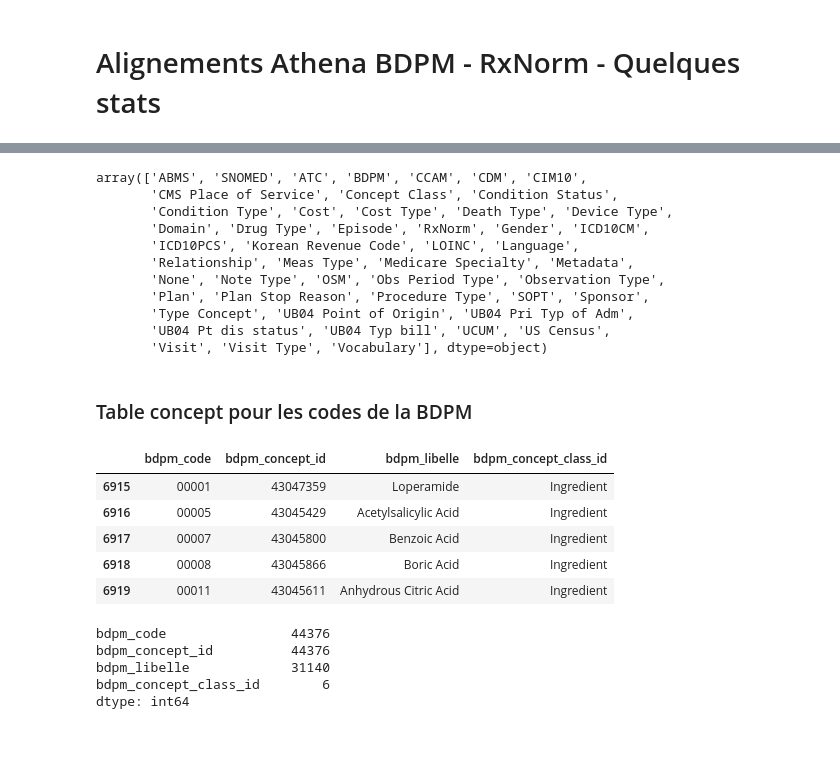
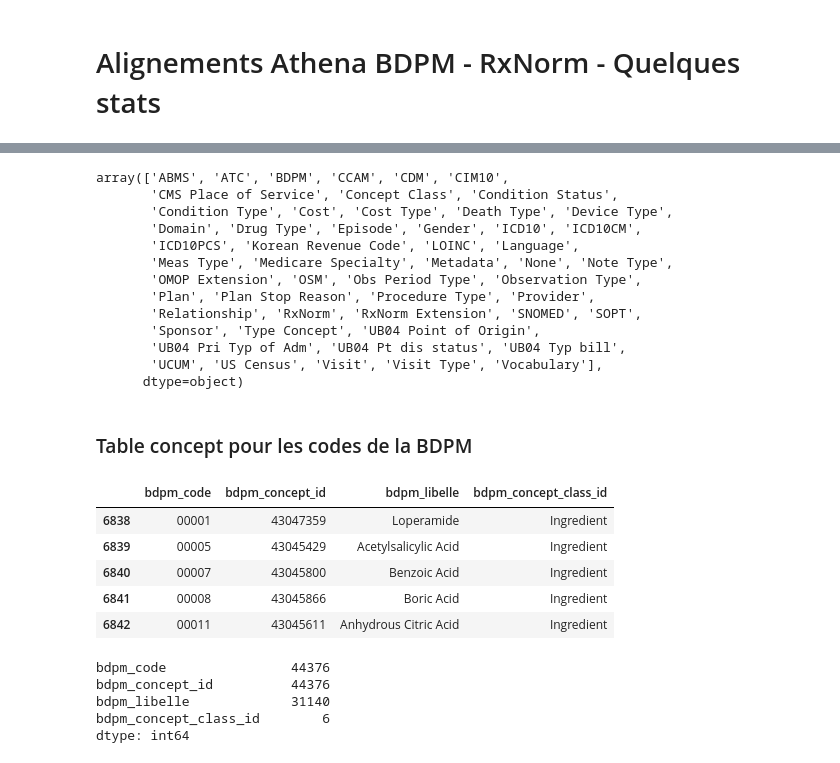
Before and after one commit to Gaelle-R/mapping_bdpm_rxnorm, a Jupyter notebook: mapping_bdpm_rxnorm.ipynb, the cells around one changed output, grey strips where cells are left out. Drawn from its saved outputs; the diff is of its cells as text; code cells hidden in the pictures.

```diff
--- a/mapping_bdpm_rxnorm.ipynb
+++ b/mapping_bdpm_rxnorm.ipynb
@@ -4,0 +8,2 @@ import pandas as pd
+# %%
+vocab_path = '../../../Documents/MAD/coagulo/vocab_tables'
@@ -5,6 +22,7 @@ import pandas as pd
 # %%
 # Table concept
-concept = pd.read_csv('concept.csv', sep='\t')
+concept_path = os.path.join(vocab_path, 'concept.csv')
+concept = pd.read_csv(concept_path, sep='\t')
 concept.head()
 # %% [output]
 |  | concept_id | concept_name | domain_id | vocabulary_id | concept_class_id | standard_concept | concept_code | ... |
@@ -28,30 +47,35 @@ concept_rel.head()
 # Nomenclatures uniques dans concept
 concept.vocabulary_id.unique()
 # %% [output]
-array(['ABMS', 'SNOMED', 'ATC', 'BDPM', 'CCAM', 'CDM', 'CIM10',
+array(['ABMS', 'ATC', 'BDPM', 'CCAM', 'CDM', 'CIM10',
        'CMS Place of Service', 'Concept Class', 'Condition Status',
        'Condition Type', 'Cost', 'Cost Type', 'Death Type', 'Device Type',
-       'Domain', 'Drug Type', 'Episode', 'RxNorm', 'Gender', 'ICD10CM',
+       'Domain', 'Drug Type', 'Episode', 'Gender', 'ICD10', 'ICD10CM',
        'ICD10PCS', 'Korean Revenue Code', 'LOINC', 'Language',
-       'Relationship', 'Meas Type', 'Medicare Specialty', 'Metadata',
-       'None', 'Note Type', 'OSM', 'Obs Period Type', 'Observation Type',
-       'Plan', 'Plan Stop Reason', 'Procedure Type', 'SOPT', 'Sponsor',
-       'Type Concept', 'UB04 Point of Origin', 'UB04 Pri Typ of Adm',
-       'UB04 Pt dis status', 'UB04 Typ bill', 'UCUM', 'US Census',
-       'Visit', 'Visit Type', 'Vocabulary'], dtype=object)
+       'Meas Type', 'Medicare Specialty', 'Metadata', 'None', 'Note Type',
+       'OMOP Extension', 'OSM', 'Obs Period Type', 'Observation Type',
+       'Plan', 'Plan Stop Reason', 'Procedure Type', 'Provider',
+       'Relationship', 'RxNorm', 'RxNorm Extension', 'SNOMED', 'SOPT',
+       'Sponsor', 'Type Concept', 'UB04 Point of Origin',
+       'UB04 Pri Typ of Adm', 'UB04 Pt dis status', 'UB04 Typ bill',
+       'UCUM', 'US Census', 'Visit', 'Visit Type', 'Vocabulary'],
+      dtype=object)
 # %% [markdown]
 ### Table concept pour les codes de la BDPM
 # %%
 # Table concept pour les codes de la BDPM
-bdpm = concept[concept.vocabulary_id=='BDPM'][['concept_code','concept_id','concept_name','concept_class_id']].rename(columns={'concept_code' : 'bdpm_code', 'concept_id': 'bdpm_concept_id','concept_name':'bdpm_libelle','concept_class_id':'bdpm_concept_class_id'})
+bdpm = concept[concept.vocabulary_id=='BDPM'][['concept_code','concept_id','concept_name','concept_class_id']].rename(columns={'concept_code' : 'bdpm_code',
+'concept_id': 'bdpm_concept_id',
+'concept_name':'bdpm_libelle',
+'concept_class_id' : 'bdpm_concept_class_id'})
 bdpm.head()
 # %% [output]
 |  | bdpm_code | bdpm_concept_id | bdpm_libelle | bdpm_concept_class_id |
-| 6915 | 00001 | 43047359 | Loperamide | Ingredient |
-| 6916 | 00005 | 43045429 | Acetylsalicylic Acid | Ingredient |
-| 6917 | 00007 | 43045800 | Benzoic Acid | Ingredient |
-| 6918 | 00008 | 43045866 | Boric Acid | Ingredient |
-| 6919 | 00011 | 43045611 | Anhydrous Citric Acid | Ingredient |
+| 6838 | 00001 | 43047359 | Loperamide | Ingredient |
+| 6839 | 00005 | 43045429 | Acetylsalicylic Acid | Ingredient |
+| 6840 | 00007 | 43045800 | Benzoic Acid | Ingredient |
+| 6841 | 00008 | 43045866 | Boric Acid | Ingredient |
+| 6842 | 00011 | 43045611 | Anhydrous Citric Acid | Ingredient |
 # %%
 #Nombre de valeurs uniques
 bdpm.nunique()
```
Also changed, not shown: parts of 14 cells of this notebook, 1 other file.
